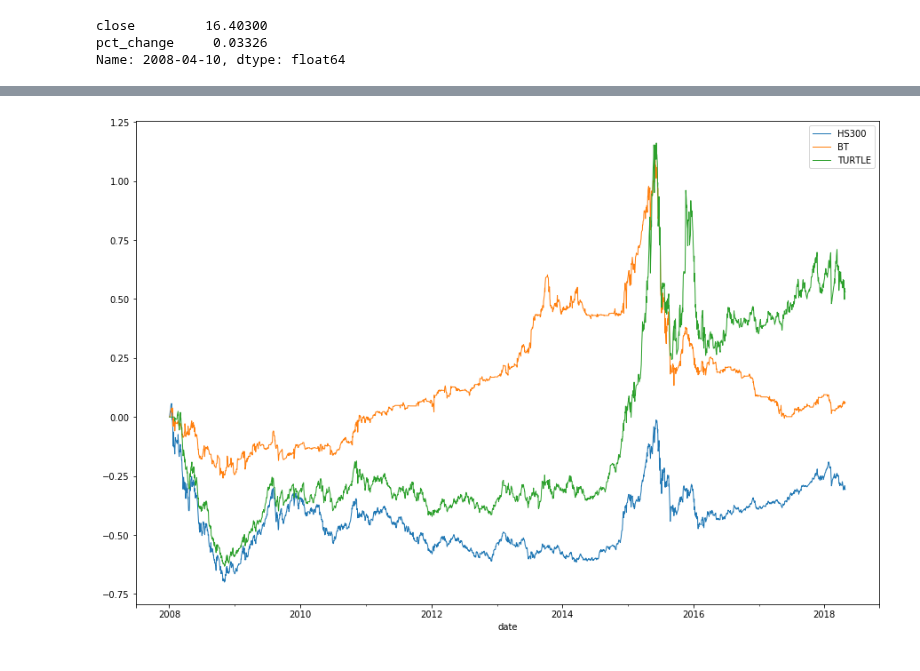
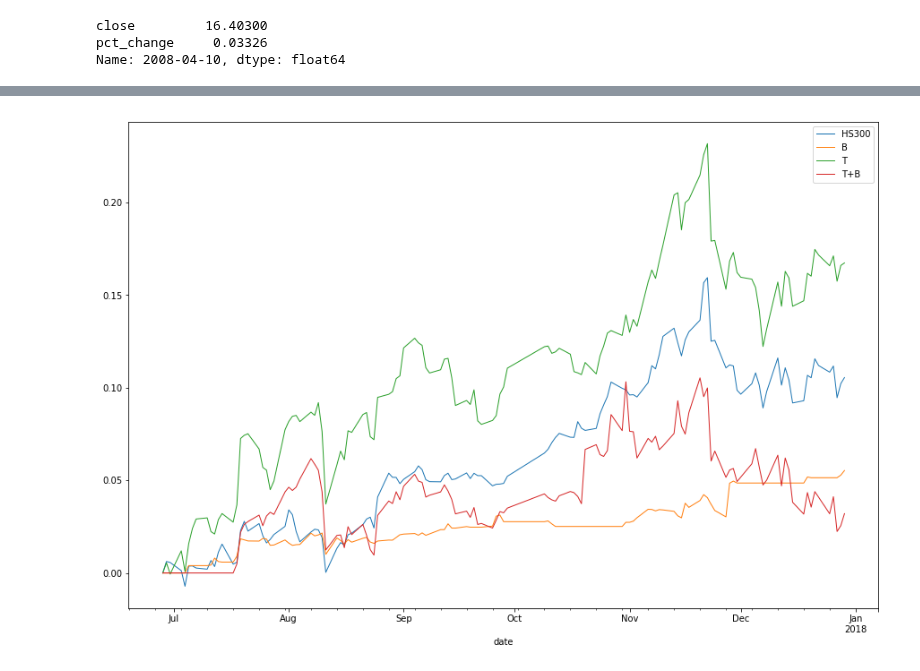
Before and after one commit to dxcv/ML4M, a Jupyter notebook: notebook/turtle_hs300.ipynb, the cells around one changed output, grey strips where cells are left out. Saved outputs shown, nothing was run; the diff lists cells and outputs as text; code cells hidden in the pictures.

```diff
--- a/notebook/turtle_hs300.ipynb
+++ b/notebook/turtle_hs300.ipynb
@@ -79,8 +79,10 @@ hold = []
 recode_df = pd.DataFrame(columns=['date', 'ops', 'reason', 'symbol', 'count', 'price', 'buy_price', 'expect', 'profit', 'cash', 'property'])
 
 start_date = '2008-01-02'
-# start_date = '2017-01-03'
+start_date = '2017-01-03'
+start_date = '2017-06-27'
 end_date = '2018-04-27'
+end_date = '2017-12-31'
 
 yesterday = None
 
@@ -90,8 +92,8 @@ show_df['PROPERTY_T'] = pd.np.nan
 show_df['HAPPY_MONEY_T'] = 0
 
 
-N = 20
-M = 20
+N = 60
+M = 60
 N_rolling_max_df_dict = {}
 M_rolling_min_df_dict = {}
 
@@ -163,9 +165,9 @@ for today in pd.period_range(start=start_date, end=end_date, freq='D'):
             is_buy = (stock_df_dict[symbol].loc[today, 'close'] == N_rolling_max_df_dict[symbol].loc[today])
 
             if is_buy:
-                if CASH < 10000:
+                if CASH < 100000 / 20:
                     continue
-                buy = int(CASH / 10 / stock_df_dict[symbol].loc[today, 'close'])
+                buy = int(100000 / 20 / stock_df_dict[symbol].loc[today, 'close'])
                 CASH -= stock_df_dict[symbol].loc[today, 'close'] * buy
 #                 hold.append([today, symbol, buy, stock_df_dict[symbol].loc[today, 'close'], stock_df_dict[symbol].loc[yesterday, 'close']])
                 hold.append([today, symbol, buy, stock_df_dict[symbol].loc[today, 'close'], 0])
@@ -204,7 +206,7 @@ print(HAPPY_MONEY)
 print(PROPERTY)
 print(hold)
 
-s_p = stock_df_dict['399300'].loc[start_date, 'close']
-e_p = stock_df_dict['399300'].loc[end_date, 'close']
+s_p = stock_df_dict['399300'][start_date:].iloc[0].close
+e_p = stock_df_dict['399300'].iloc[-1].close
 print('399300', s_p, e_p, e_p / s_p)
 # %% [output]
@@ -226,8 +228,10 @@ hold = []
 recode_df = pd.DataFrame(columns=['date', 'ops', 'reason', 'symbol', 'count', 'price', 'buy_price', 'expect', 'profit', 'cash', 'property'])
 
 start_date = '2008-01-02'
-# start_date = '2017-01-03'
+start_date = '2017-01-03'
+start_date = '2017-06-27'
 end_date = '2018-04-27'
+end_date = '2017-12-31'
 
 yesterday = None
 
@@ -347,9 +351,9 @@ for today in pd.period_range(start=start_date, end=end_date, freq='D'):
         if is_buy:
             if stock_df_dict[symbol].loc[today, 'close'] < stock_df_dict[symbol].shift(7).loc[today, 'close']:
                 continue
-            if CASH < 10000:
+            if CASH < 100000 / 20:
                 continue
-            buy = int(CASH / 10 / stock_df_dict[symbol].loc[today, 'close'])
+            buy = int(100000 / 20 / stock_df_dict[symbol].loc[today, 'close'])
 #             buy = int(PROPERTY / 2 / stock_df_dict[symbol].loc[today, 'close'])
             CASH -= stock_df_dict[symbol].loc[today, 'close'] * buy
             hold.append([today, symbol, buy, stock_df_dict[symbol].loc[today, 'close'], float(stock_df_dict[order[1]].loc[:today, 'close'].tail(1))])
@@ -383,7 +387,7 @@ print(HAPPY_MONEY)
 print(PROPERTY)
 print(hold)
 
-s_p = stock_df_dict['399300'].loc[start_date, 'close']
-e_p = stock_df_dict['399300'].loc[end_date, 'close']
+s_p = stock_df_dict['399300'][start_date:].iloc[0].close
+e_p = stock_df_dict['399300'].iloc[-1].close
 print('399300', s_p, e_p, e_p / s_p)
 # %% [output]
@@ -396,30 +575,32 @@ Wall time: 2min 56s
 # %%
 %matplotlib inline
 
 import sys
 import matplotlib
 import matplotlib.pyplot as plt
 plt.rcParams['figure.figsize'] = [15, 10]
 
 df = show_df.dropna(how='any', inplace=False).copy()
 df['close'] = (df['close'] - df.head(1)['close'].values) / df.head(1)['close'].values
 df['PROPERTY'] = (df['PROPERTY'] - df.head(1)['PROPERTY'].values) / df.head(1)['PROPERTY'].values
 df['PROPERTY_T'] = (df['PROPERTY_T'] - df.head(1)['PROPERTY_T'].values) / df.head(1)['PROPERTY_T'].values
+df['PROPERTY_T+B'] = (df['PROPERTY_T+B'] - df.head(1)['PROPERTY_T+B'].values) / df.head(1)['PROPERTY_T+B'].values
 # df['CASH'] = df['CASH'] / df.head(1)['CASH'].values
 # stock_df_dict['NDX']
 
 ax = df.plot(kind='line', y='close', label='HS300', linewidth=1)
-ax = df.plot(kind='line', y='PROPERTY', secondary_y=False, label='BT', linewidth=1, ax=ax)
-ax = df.plot(kind='line', y='PROPERTY_T', label='TURTLE', secondary_y=False, linewidth=1, ax=ax)
+ax = df.plot(kind='line', y='PROPERTY', secondary_y=False, label='B', linewidth=1, ax=ax)
+ax = df.plot(kind='line', y='PROPERTY_T', label='T', secondary_y=False, linewidth=1, ax=ax)
+ax = df.plot(kind='line', y='PROPERTY_T+B', label='T+B', secondary_y=False, linewidth=1, ax=ax)
 # ax = df.plot(kind='line', y='HAPPY_MONEY', label='HAPPY_MONEY', secondary_y=True, ax=ax)
 # ax = df.plot(kind='line', y='HAPPY_MONEY_T', label='HAPPY_MONEY_T', secondary_y=True, ax=ax)
 
 # for symbol, stock_df in stock_df_dict.items():
 #     df = stock_df.copy()
 #     df['close'] = (df['close'] - df.head(1)['close'].values) / df.head(1)['close'].values
 #     ax = df.plot(kind='line', y='close', secondary_y=False, label=symbol, linewidth=0.5, ax=ax)
 
 # plt.figure(figsize=(10, 6), dpi=80)
 # plt.show()
 # %% [output]
-[figure, old version]
+[figure, new version]
```
Also changed, not shown: parts of 7 cells of this notebook, 2 other files.
